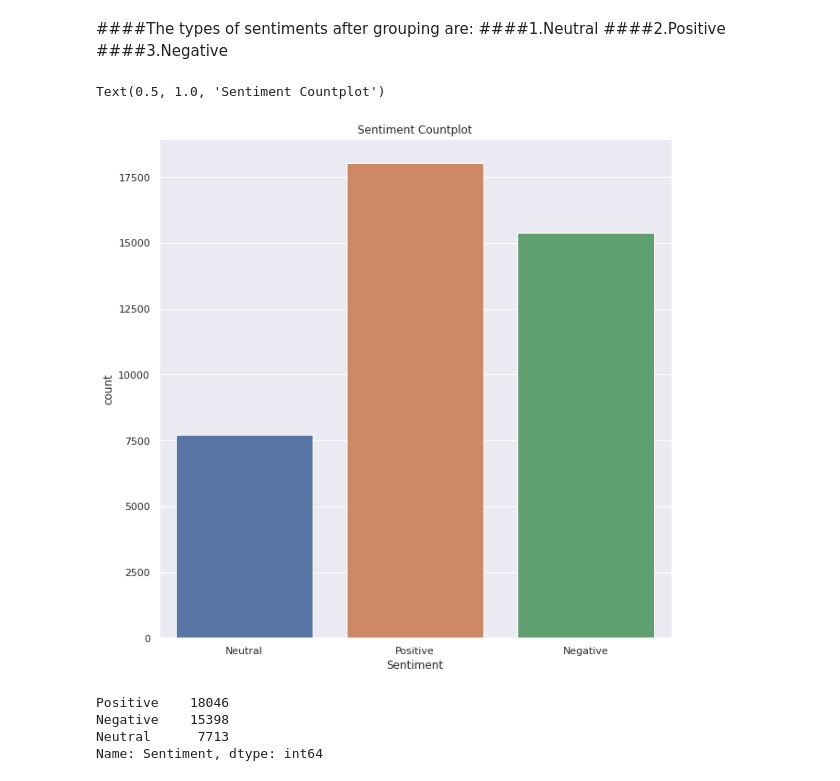
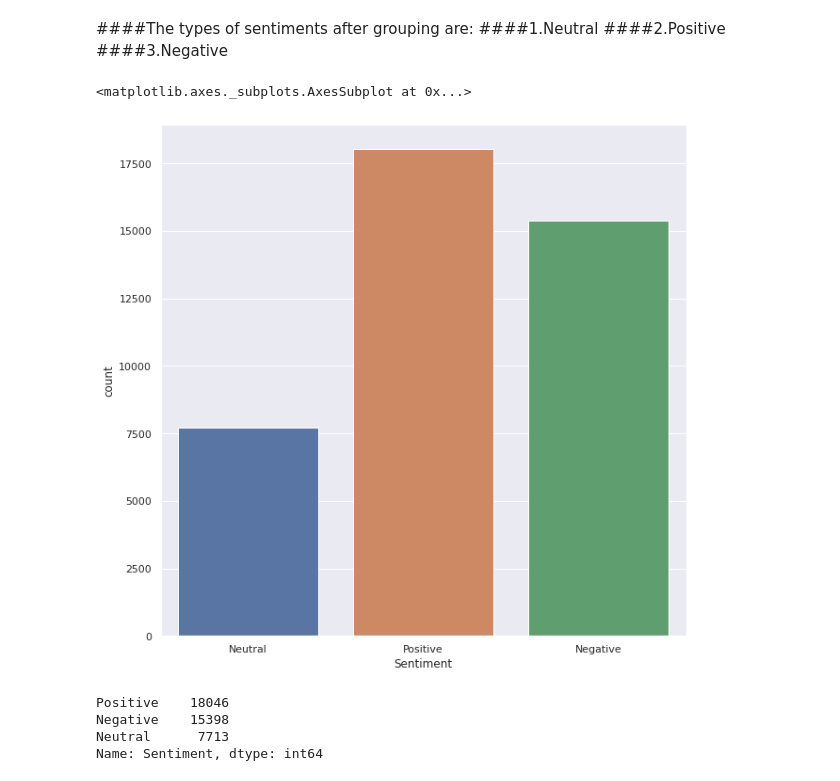
Before and after one commit to manjusreekc/Classification-Coronavirus-Tweet-Sentiment-Analysis, a Jupyter notebook: Coronavirus_Tweet_Sentiment_Analysis_Manjusree_K_C_Capstone_Project.ipynb, the cells around one changed output. Cells and saved outputs as stored; diff of their text form; code cells hidden in the pictures.

```diff
--- a/Coronavirus_Tweet_Sentiment_Analysis_Manjusree_K_C_Capstone_Project.ipynb
+++ b/Coronavirus_Tweet_Sentiment_Analysis_Manjusree_K_C_Capstone_Project.ipynb
@@ -196,11 +193,10 @@ array(['Neutral', 'Positive', 'Negative'], dtype=object)
 # %%
 #Plotting the total number of tweets for each subcategory in the target variable after the transformation
 plt.rcParams["figure.figsize"]=10,10
 sns.countplot(x="Sentiment", data=df)
-plt.title('Sentiment Countplot')
 # %% [output]
-Text(0.5, 1.0, 'Sentiment Countplot')
+<matplotlib.axes._subplots.AxesSubplot at 0x...>
-[figure, old version]
+[figure, new version]
 # %%
 df['Sentiment'].value_counts()
 # %% [output]
```
Also changed, not shown: parts of 38 cells of this notebook.
